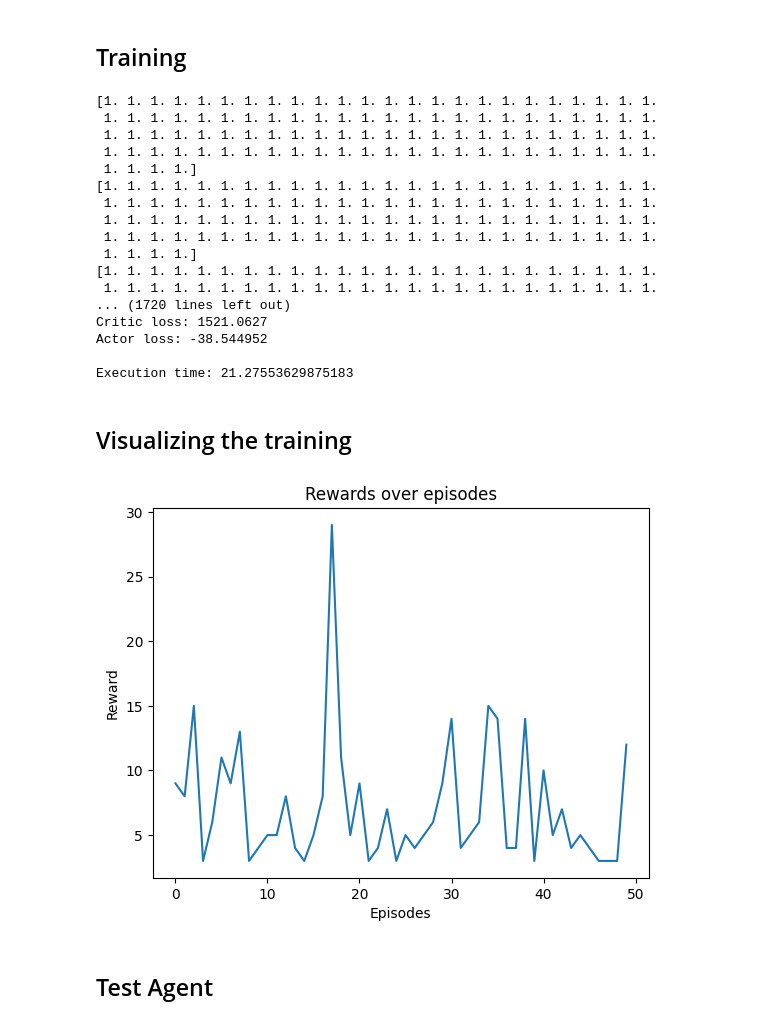
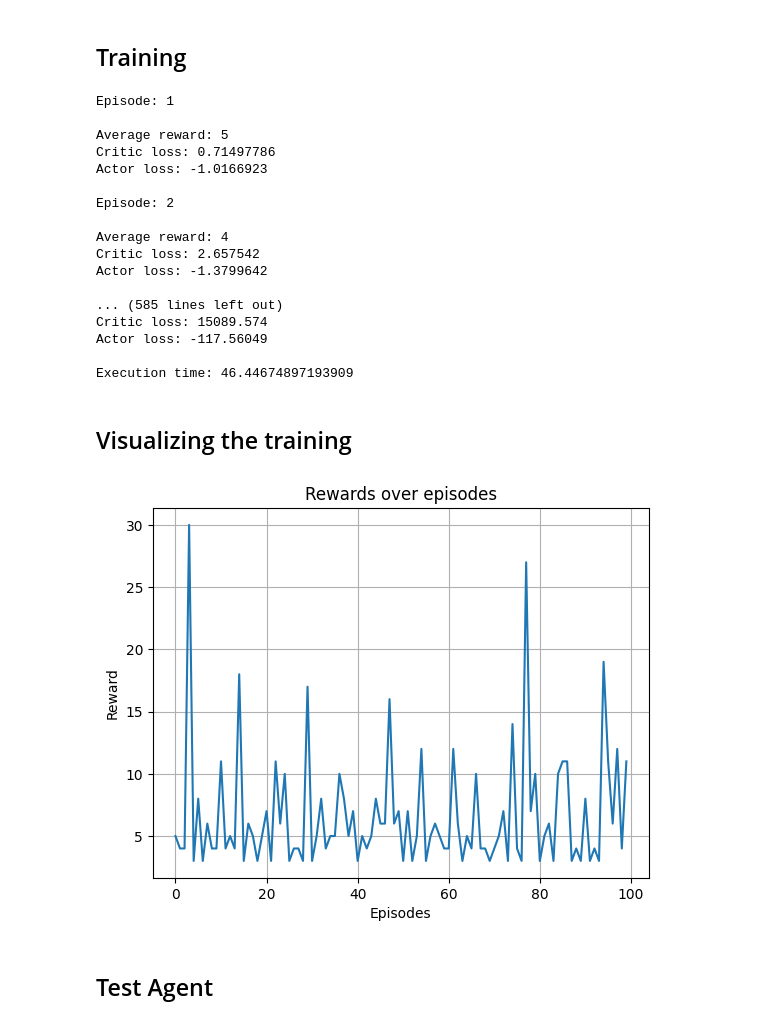
Before and after one commit to alefram/notebooks, a Jupyter notebook: ddpg.ipynb, the cells around one changed output. Cells and saved outputs as stored; diff of their text form; code cells hidden in the pictures.

Commit message:
update model and other configs

```diff
--- a/ddpg.ipynb
+++ b/ddpg.ipynb
@@ -29,5 +29,5 @@ ckpt_dir = './agent' # create the agent folder
 # %%
 #random process N for action exploration
 @jtu.Partial(jax.jit, static_argnums=2)
-def noise(noise_scale=0.1, key=random.PRNGKey(0), action_dim=2):
+def noise(noise_scale=0.1, key=jax.random.PRNGKey(0), action_dim=2):
     return noise_scale * jax.random.normal(key, (action_dim,))
@@ -135,15 +133,16 @@ state_dim = env.observation_space.shape[0]
 
 #initialize parameters
 seed = 0
-key = random.PRNGKey(seed)
-episodes = 50
+random.seed(seed)
+key = jax.random.PRNGKey(seed)
+episodes = 100
 gamma = 0.99 #discount factor 0:nearly rewards, 1:future rewards
 tau = 0.995 #polyak between 0-1 updating target network
-max_episode_steps = 100
+max_episode_steps = 1000
 buffer_size = 1000000 #memory size
 batch_size = 100 #The number of experiences sampled from the replay buffer
 learning_rate = 0.001
-noise_scale = 0.1 #scale of the noise for random process N for action exploration
+noise_scale = 0.5 #scale of the noise for random process N for action exploration
 start_steps = 1000 # Number of steps for uniform-random action selection,before running real policy. Helps exploration.
 
 env = gym.wrappers.RecordEpisodeStatistics(env, deque_size=max_episode_steps)
@@ -153,39 +152,29 @@ if os.path.exists(ckpt_dir):
 # %% [markdown]
 ## Initialize models and buffer
 # %%
+
 # Randomly initialize critic network Q(s, a|θ_Q ) and actor μ(s|θ_μ ) with weights θ_Q and θ_μ .
-critic_params = Critic().init(key,
-                              jnp.zeros((1, state_dim)),
-                              jnp.zeros((1, action_dim)))
+obs, _ = env.reset();
 
-actor_params = Actor().init(key, jnp.zeros((1, state_dim)), action_dim)
-
-# define optimizers
-actor_optimizer = optax.adam(learning_rate=learning_rate)
-actor_opt_state = actor_optimizer.init(actor_params)
-
-critic_optimizer = optax.adam(learning_rate=learning_rate)
-critic_opt_state = critic_optimizer.init(critic_params)
-
-# Initialize the training state for flax porpuses
+# Initialize the training state actor and critic models
 critic = train_state.TrainState.create(
     apply_fn=Critic().apply,
-    params=critic_params,
-    tx=critic_optimizer
+    params=Critic().init(key, obs, env.action_space.sample()), #init critic parameters
+    tx=optax.adam(learning_rate=learning_rate) #define optimizer
 )
 
 actor = train_state.TrainState.create(
     apply_fn=Actor().apply,
-    params=actor_params,
-    tx=actor_optimizer,
+    params=Actor().init(key, obs, action_dim), #init actor parameters
+    tx=optax.adam(learning_rate=learning_rate) #define optimizer
 )
 
 # to save agent
 config = {'dimensions': jnp.array([5,3]), 'name': 'actor'}
 ckpt = {'model': actor, 'config': config, 'data': actor_params}
 
-# print(Actor().tabulate(key, (1, state_dim), action_dim))
-# print(Critic().tabulate(key, jnp.ones((1,action_dim)), jnp.ones((1,state_dim))))
+# print(Actor().tabulate(key, obs, action_dim))
+# print(Critic().tabulate(key, obs, env.action_space.sample()))
 # %%
 # Initialize target network Q_0_target and μ_0_target with weights
 # θ_Q_target ← θ_Q , θ_μ_target ← θ_μ
@@ -221,7 +210,7 @@ for i in range(episodes):
     # Initialize a random process N for action exploration
     N = noise(noise_scale, key, action_dim)
     # Receive initial observation state s 1
-    state, info = env.reset(seed=seed)
+    state, info = env.reset()
     done = False
     t = 1
 
@@ -235,7 +224,6 @@ for i in range(episodes):
         # Execute action a t and observe reward r t and observe new state s t+1
         observation, reward, terminated, truncated, _ = env.step(action)
 
-        if t > s
         # Store transition (s t , a t , r t , s t+1 ) in R
         transition = (state, action, reward, observation)
         buffer.add(transition)
@@ -302,35 +290,36 @@ end_time = time.time()
 execution_time = end_time - start_time
 print("Execution time:", execution_time)
 # %% [output]
-[1. 1. 1. 1. 1. 1. 1. 1. 1. 1. 1. 1. 1. 1. 1. 1. 1. 1. 1. 1. 1. 1. 1. 1.
- 1. 1. 1. 1. 1. 1. 1. 1. 1. 1. 1. 1. 1. 1. 1. 1. 1. 1. 1. 1. 1. 1. 1. 1.
- 1. 1. 1. 1. 1. 1. 1. 1. 1. 1. 1. 1. 1. 1. 1. 1. 1. 1. 1. 1. 1. 1. 1. 1.
- 1. 1. 1. 1. 1. 1. 1. 1. 1. 1. 1. 1. 1. 1. 1. 1. 1. 1. 1. 1. 1. 1. 1. 1.
- 1. 1. 1. 1.]
-[1. 1. 1. 1. 1. 1. 1. 1. 1. 1. 1. 1. 1. 1. 1. 1. 1. 1. 1. 1. 1. 1. 1. 1.
- 1. 1. 1. 1. 1. 1. 1. 1. 1. 1. 1. 1. 1. 1. 1. 1. 1. 1. 1. 1. 1. 1. 1. 1.
- 1. 1. 1. 1. 1. 1. 1. 1. 1. 1. 1. 1. 1. 1. 1. 1. 1. 1. 1. 1. 1. 1. 1. 1.
- 1. 1. 1. 1. 1. 1. 1. 1. 1. 1. 1. 1. 1. 1. 1. 1. 1. 1. 1. 1. 1. 1. 1. 1.
- 1. 1. 1. 1.]
-[1. 1. 1. 1. 1. 1. 1. 1. 1. 1. 1. 1. 1. 1. 1. 1. 1. 1. 1. 1. 1. 1. 1. 1.
- 1. 1. 1. 1. 1. 1. 1. 1. 1. 1. 1. 1. 1. 1. 1. 1. 1. 1. 1. 1. 1. 1. 1. 1.
-... (1720 lines left out)
-Critic loss: 1521.0627
-Actor loss: -38.544952
+Episode: 1
 
-Execution time: 21.27553629875183
+Average reward: 5
+Critic loss: 0.71497786
+Actor loss: -1.0166923
+
+Episode: 2
+
+Average reward: 4
+Critic loss: 2.657542
+Actor loss: -1.3799642
+
+... (585 lines left out)
+Critic loss: 15089.574
+Actor loss: -117.56049
+
+Execution time: 46.44674897193909
 # %% [markdown]
 ## Visualizing the training
 # %%
 rewards_to_plot = [rewards for rewards in episodes_reward]
 
 plt.plot(range(episodes), episodes_reward)
 plt.xlabel('Episodes')
 plt.ylabel('Reward')
+plt.grid()
 plt.title('Rewards over episodes')
 plt.show()
 # %% [output]
-[figure, old version]
+[figure, new version]
 # %% [markdown]
 ## Test Agent
 # %%
```
Also changed, not shown: parts of 2 cells of this notebook.
